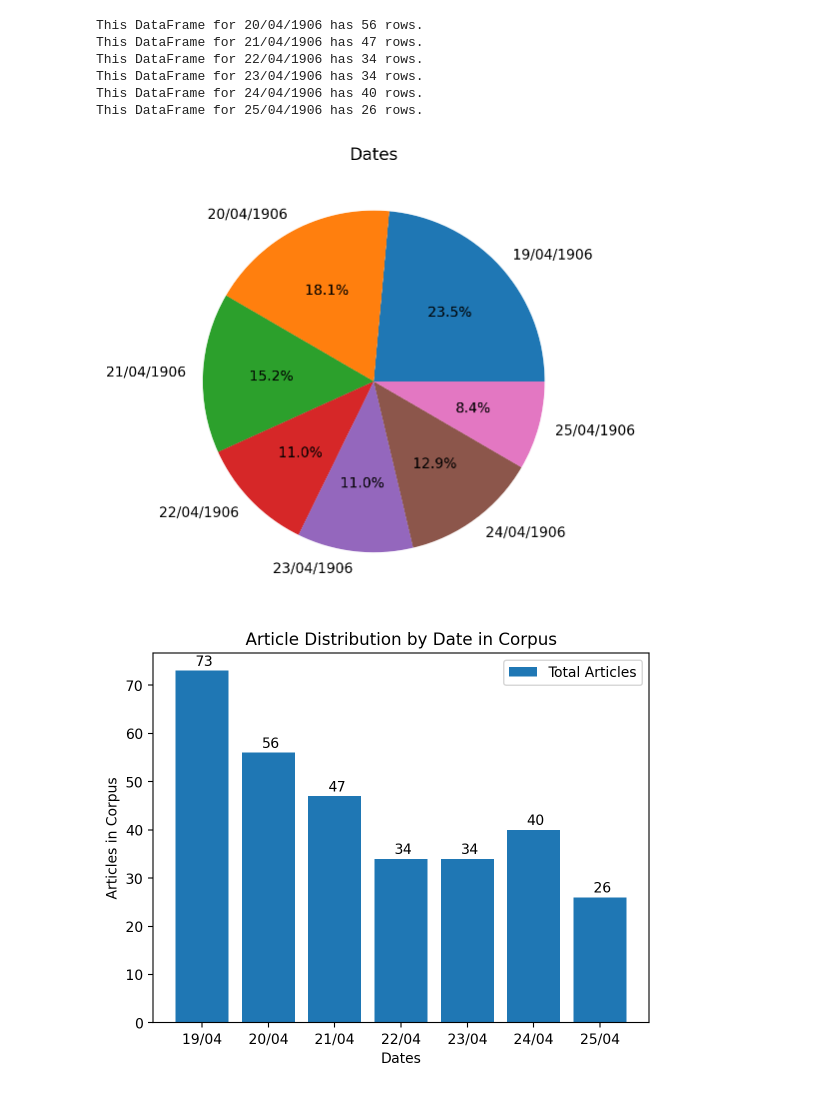
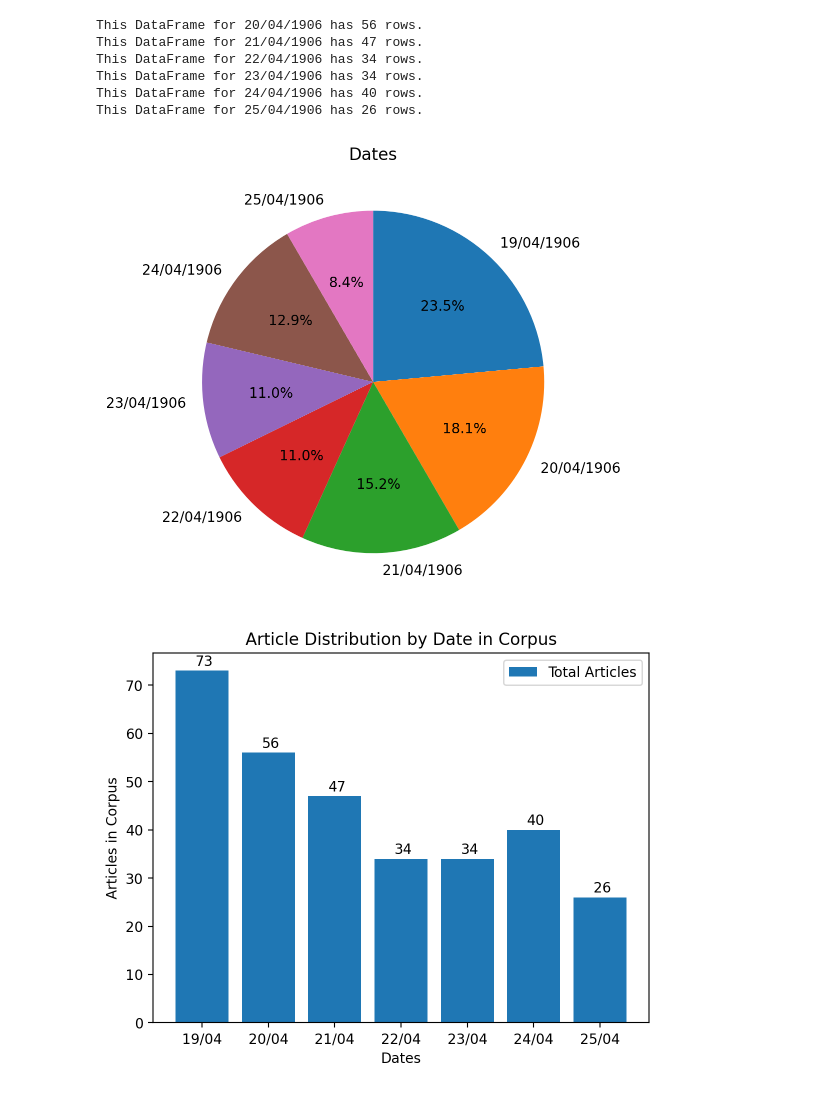
Before and after one commit to NearANDfar13/NLP_Winter_2024, a Jupyter notebook: Final_Notebooks_San_Fran/NA_San_Fran_Ex_Data_Dates_and_Pages_Analysis.ipynb, the cells around one changed output. Drawn from its saved outputs; the diff is of its cells as text; code cells hidden in the pictures.

```diff
--- a/Final_Notebooks_San_Fran/NA_San_Fran_Ex_Data_Dates_and_Pages_Analysis.ipynb
+++ b/Final_Notebooks_San_Fran/NA_San_Fran_Ex_Data_Dates_and_Pages_Analysis.ipynb
@@ -109,16 +109,16 @@ import matplotlib.pyplot as plt
 # %%
 # Source of Code for Pie Charts in Google Colab: https://colab.research.google.com/drive/11Gd3rmm7TR-ugw4blV6RRko-zf-d6fmF
 
 # Pie chart, where the slices will be ordered and plotted counter-clockwise:
 x = [73, 56, 47, 34, 34, 40, 26]
 labels = ['19/04/1906', '20/04/1906', '21/04/1906', '22/04/1906', '23/04/1906', '24/04/1906', '25/04/1906']
 
 fig, ax = plt.subplots()
-ax.pie(x, labels=labels, autopct='%.1f%%')
+ax.pie(x, labels=labels, autopct='%.1f%%', startangle=90, counterclock=False)
 ax.set_title('Dates')
 plt.tight_layout()
 # %% [output]
-[figure, old version]
+[figure, new version]
 # %%
 # Source of Code for Bar Graphs in Google Colab: https://colab.research.google.com/notebooks/charts.ipynb
 # Source of Code for Bar Graph Formatting in Google Colab: https://colab.research.google.com/github/Tanu-N-Prabhu/Python/blob/master/Mastering_the_Bar_Plot_in_Python.ipynb
```
Also changed, not shown: parts of 2 cells of this notebook.
